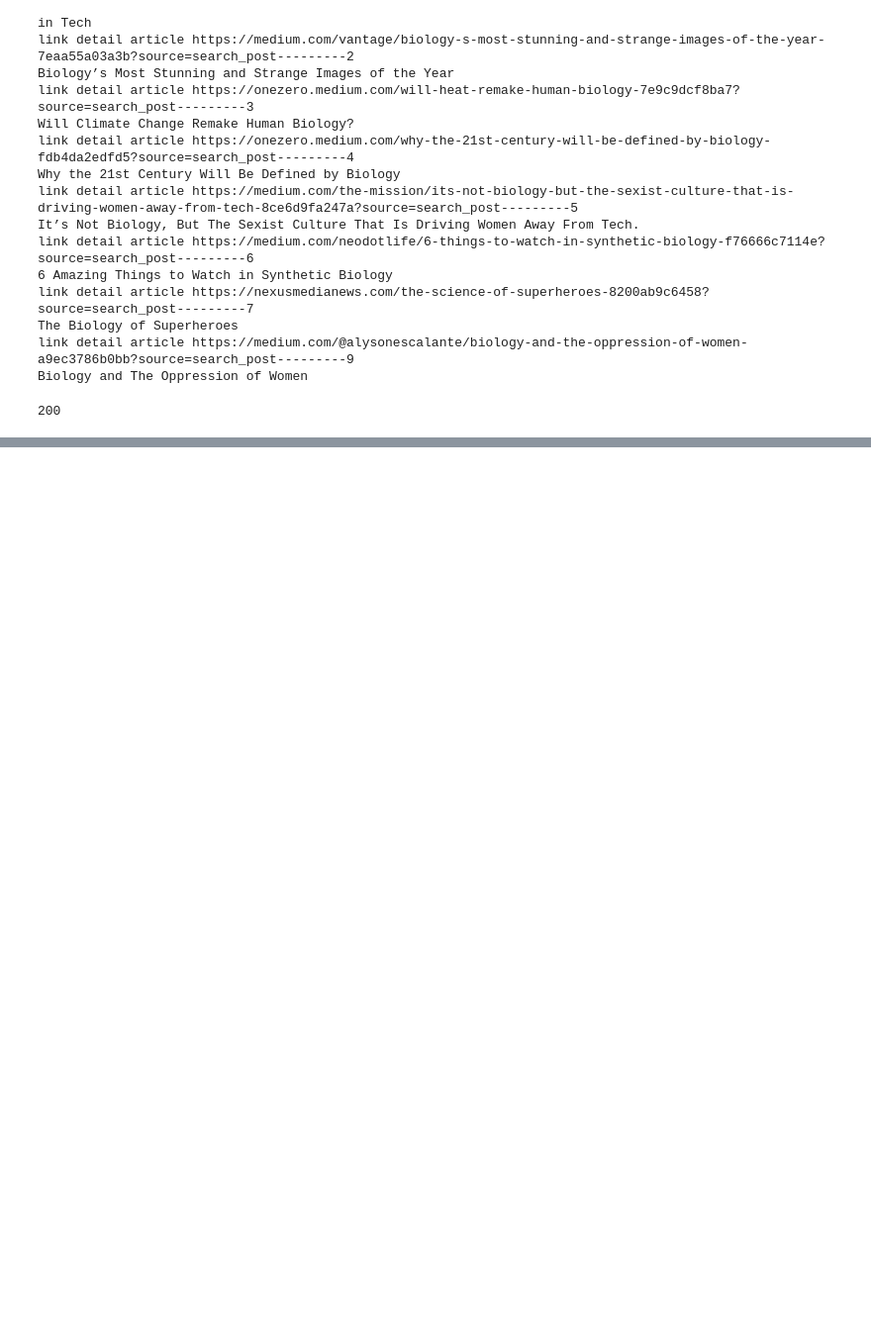
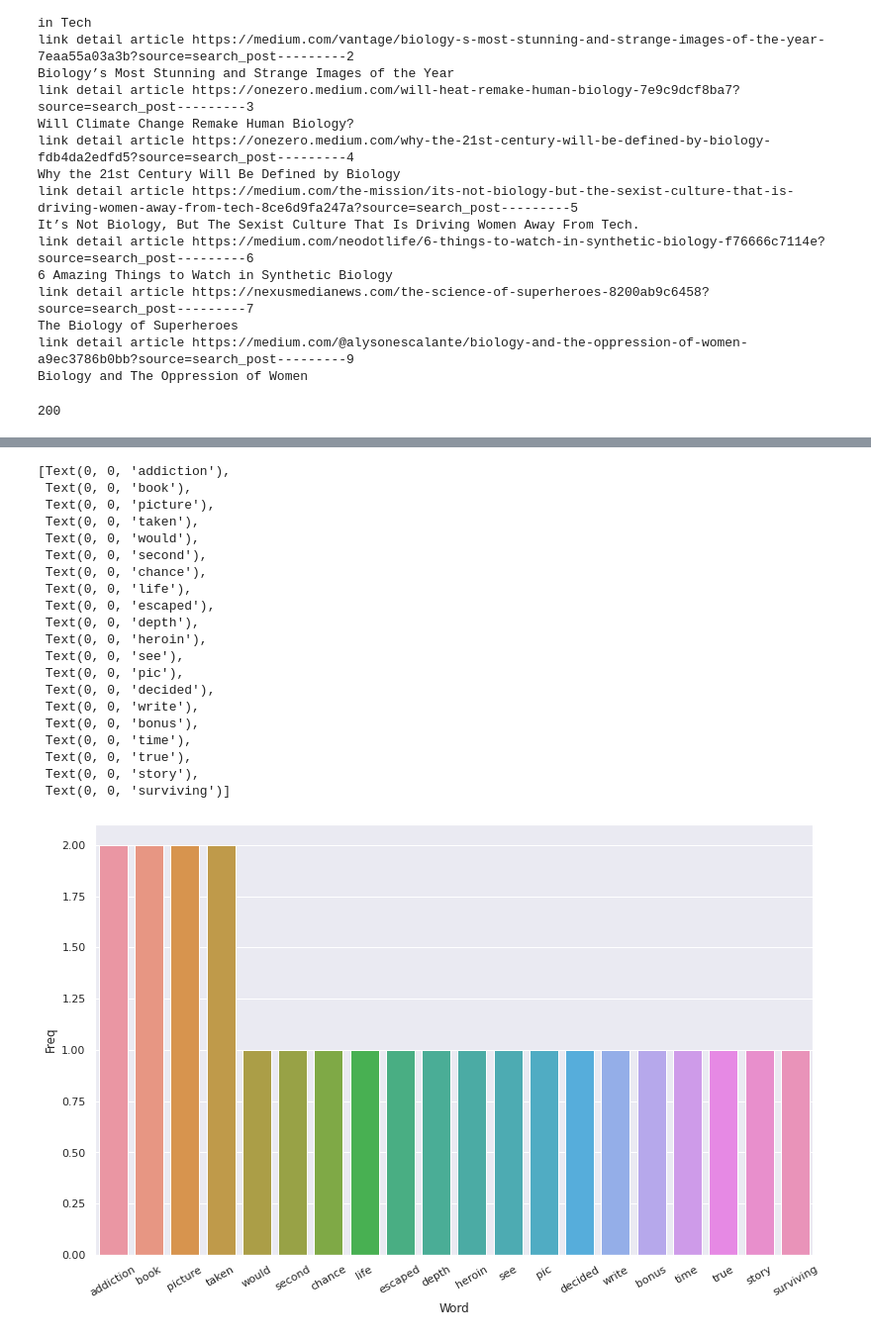
Before and after one commit to victorycq/Keyword_Extraction-GoogleColab, a Jupyter notebook: keyword_extraction.ipynb, the cells around one changed output, grey strips where cells are left out. Shown at 99% size. Drawn from its saved outputs; the diff is of its cells as text; code cells hidden in the pictures; blank space fills up the shorter version.

```diff
--- a/keyword_extraction.ipynb
+++ b/keyword_extraction.ipynb
@@ -58,17 +54,8 @@ for link in soup.findAll('section'): #memcari semua tag div dengan nama class de
   if link.find("div", {"class" : "o n"}) != None:
     link.find("div", {"class" : "o n"}).decompose()
 
-  print(link.get_text())
-  print("")
-
-  # if link.h1 != None:
-  #   print(link.h1.text)
-  # if link.h2 != None:
-  #   for sentence in link.findAll('h2'):
-  #     print(sentence.text)
-  # if link.h3 != None:
-  #   print(link.h3.text)
-  # if link.p != None :
-  #   for sentence in link.findAll('p'):
-  #     print(sentence.text)
+  content = link.get_text(separator="\n")
+  word = content.split(" ")
+  lengthWowrd = len(word)
+  print(word)
 # %% [output]
@@ -85,0 +97,6 @@ What would you do if you had a second chance at life?Having escaped from the dep
+# %%
+##Creating a list of stop words and adding custom stopwords
+stop_words = set(stopwords.words("english"))
+##Creating a list of custom stopwords
+new_words = ["using", "show", "result", "large", "also", "iv", "one", "two", "new", "previously", "shown"]
+stop_words = stop_words.union(new_words)
@@ -85,0 +184,43 @@ What would you do if you had a second chance at life?Having escaped from the dep
+# %%
+import pandas as pd
+#Most frequently occuring words
+def get_top_n_words(corpus, n=None):
+    vec = CountVectorizer().fit(corpus)
+    bag_of_words = vec.transform(corpus)
+    sum_words = bag_of_words.sum(axis=0)
+    words_freq = [(word, sum_words[0, idx]) for word, idx in
+                   vec.vocabulary_.items()]
+    words_freq =sorted(words_freq, key = lambda x: x[1],
+                       reverse=True)
+    return words_freq[:n]
+#Convert most freq words to dataframe for plotting bar plot
+top_words = get_top_n_words(corpus, n=20)
+top_df = pd.DataFrame(top_words)
+top_df.columns=["Word", "Freq"]
+#Barplot of most freq words
+import seaborn as sns
+sns.set(rc={'figure.figsize':(13,8)})
+g = sns.barplot(x="Word", y="Freq", data=top_df)
+g.set_xticklabels(g.get_xticklabels(), rotation=30)
+# %% [output]
+[Text(0, 0, 'addiction'),
+ Text(0, 0, 'book'),
+ Text(0, 0, 'picture'),
+ Text(0, 0, 'taken'),
+ Text(0, 0, 'would'),
+ Text(0, 0, 'second'),
+ Text(0, 0, 'chance'),
+ Text(0, 0, 'life'),
+ Text(0, 0, 'escaped'),
+ Text(0, 0, 'depth'),
+ Text(0, 0, 'heroin'),
+ Text(0, 0, 'see'),
+ Text(0, 0, 'pic'),
+ Text(0, 0, 'decided'),
+ Text(0, 0, 'write'),
+ Text(0, 0, 'bonus'),
+ Text(0, 0, 'time'),
+ Text(0, 0, 'true'),
+ Text(0, 0, 'story'),
+ Text(0, 0, 'surviving')]
+[figure, added]
```
Also changed, not shown: parts of 13 cells of this notebook.
